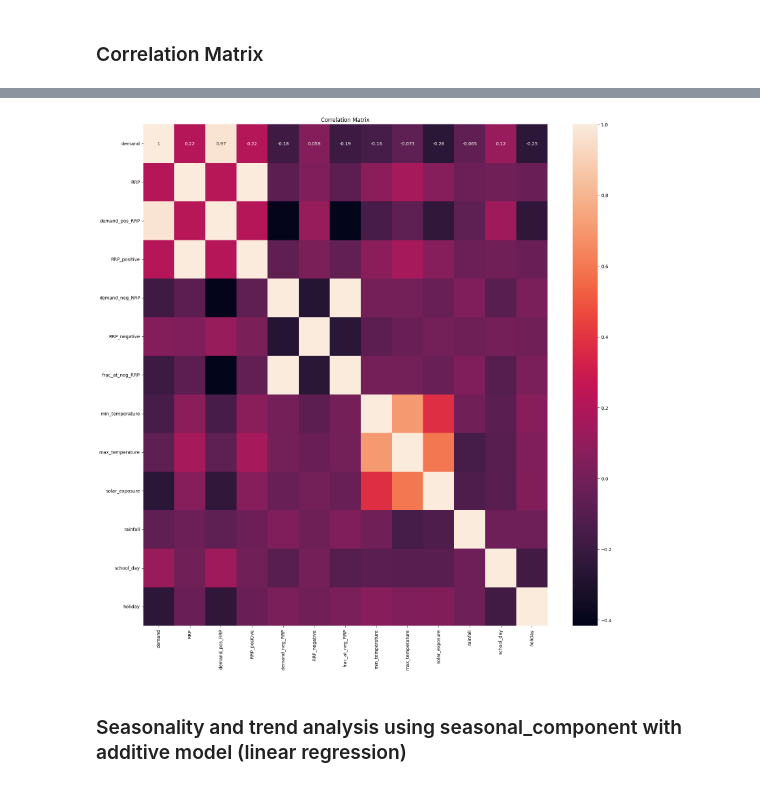
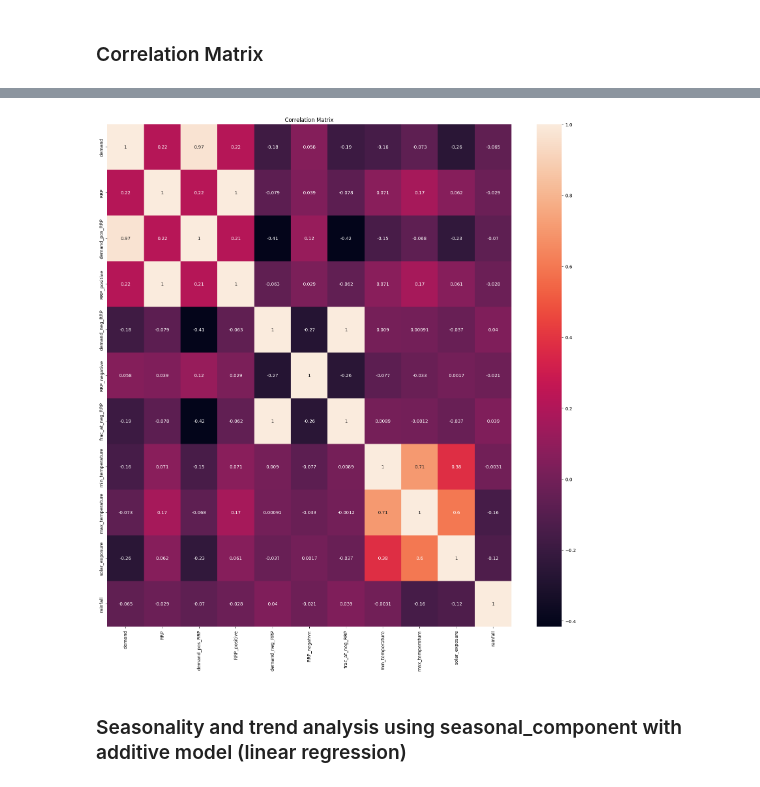
Before and after one commit to 54AB/ITS-Capstone-11522-23-14, a Jupyter notebook: EDA_and_First_Attempt.ipynb, the cells around one changed output, grey strips where cells are left out. Drawn from its saved outputs; the diff is of its cells as text; code cells hidden in the pictures.

```diff
--- a/EDA_and_First_Attempt.ipynb
+++ b/EDA_and_First_Attempt.ipynb
@@ -169,11 +169,11 @@ memory usage: 230.3+ KB
 # %%
 # Heat map
 heat_map, ax = plt.subplots(figsize=(20, 20)) #Set size of the heat map
-sns.heatmap(demand_dataset[demand_dataset.columns].corr(), annot=True, ax = ax)
+sns.heatmap(demand_dataset.iloc[:, [0,1,2,3,4,5,6,7,8,9,10]].corr(), annot=True, ax = ax)
 plt.title("Correlation Matrix")
 plt.show()
 # %% [output]
-[figure, old version]
+[figure, new version]
 # %% [markdown]
 ### Seasonality and trend analysis using seasonal_component with additive model (linear regression)
 # %%
```
Also changed, not shown: parts of 1 cell of this notebook, 9 other files.
